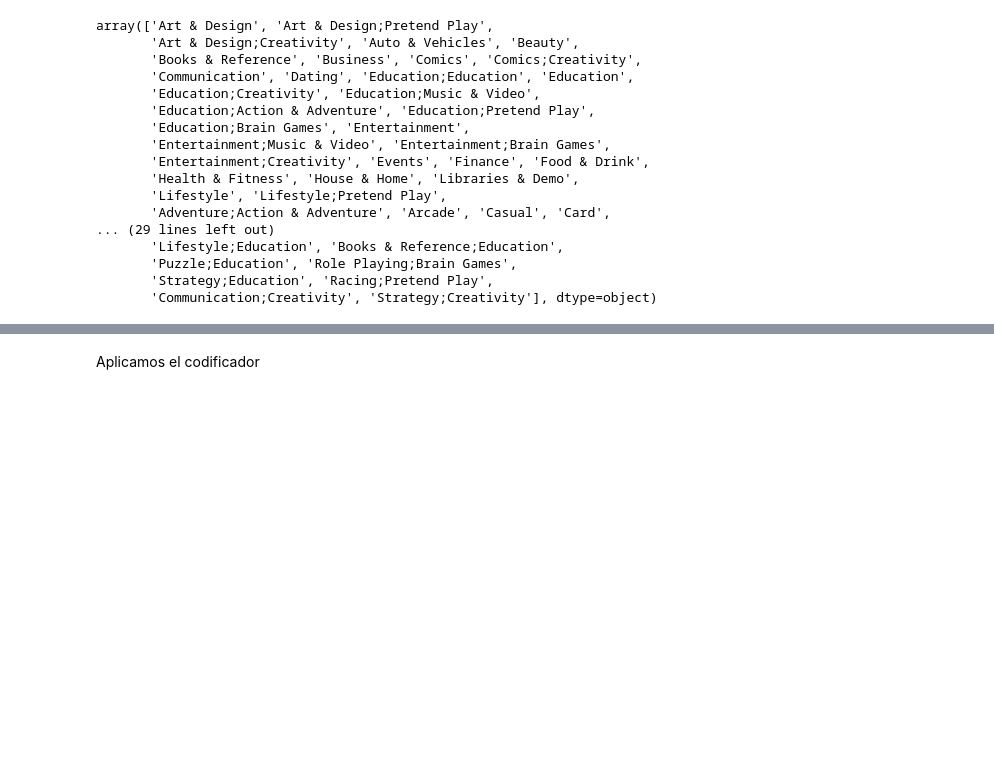
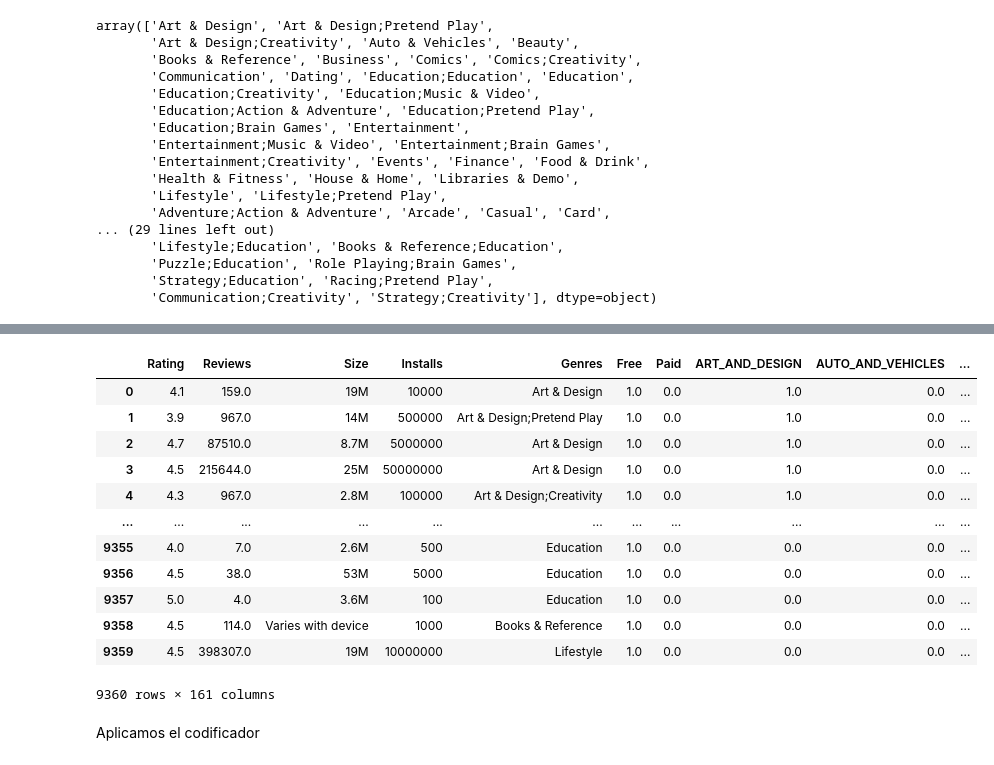
Before and after one commit to DaniPaz12/VisualStudioThings, a Jupyter notebook: IA/Notebooks CLASIFICACION Y CLUSTERING/Clasificación Google Play Store App.ipynb, the cells around one changed output, grey strips where cells are left out. Cells and saved outputs as stored; diff of their text form; code cells hidden in the pictures; blank space fills up the shorter version.

```diff
--- a/IA/Notebooks CLASIFICACION Y CLUSTERING/Clasificación Google Play Store App.ipynb
+++ b/IA/Notebooks CLASIFICACION Y CLUSTERING/Clasificación Google Play Store App.ipynb
@@ -343,0 +438,9 @@ TypeError: Input must be a list-like for parameter `columns`
+# %%
+# Reemplazamos el símbolo '+' por algo vacío y la ',' igual
+
+Apps_drop.Installs = Apps_drop.Installs.apply(lambda x: x.replace('+', '').replace(',', '') ) # Remmplazamos el símbolo '+' por un espacio
+
+# Convertimos los datos que son str por int
+
+Apps_drop.Installs = Apps_drop.Installs.apply(lambda x: int(x)) # Cada elemento de la columna (x) se cambia el dato a int
+print(Apps_drop.Installs)
@@ -344,3 +460,21 @@ TypeError: Input must be a list-like for parameter `columns`
+# %%
+# Apps_drop.reset_index(drop=False, inplace=True)
+
+Apps_drop
+# %% [output]
+|  | Rating | Reviews | Size | Installs | Genres | Free | Paid | ART_AND_DESIGN | AUTO_AND_VEHICLES | ... |
+| 0 | 4.1 | 159.0 | 19M | 10000 | Art & Design | 1.0 | 0.0 | 1.0 | 0.0 | ... |
+| 1 | 3.9 | 967.0 | 14M | 500000 | Art & Design;Pretend Play | 1.0 | 0.0 | 1.0 | 0.0 | ... |
+| 2 | 4.7 | 87510.0 | 8.7M | 5000000 | Art & Design | 1.0 | 0.0 | 1.0 | 0.0 | ... |
+| 3 | 4.5 | 215644.0 | 25M | 50000000 | Art & Design | 1.0 | 0.0 | 1.0 | 0.0 | ... |
+| 4 | 4.3 | 967.0 | 2.8M | 100000 | Art & Design;Creativity | 1.0 | 0.0 | 1.0 | 0.0 | ... |
+| ... | ... | ... | ... | ... | ... | ... | ... | ... | ... | ... |
+| 9355 | 4.0 | 7.0 | 2.6M | 500 | Education | 1.0 | 0.0 | 0.0 | 0.0 | ... |
+| 9356 | 4.5 | 38.0 | 53M | 5000 | Education | 1.0 | 0.0 | 0.0 | 0.0 | ... |
+| 9357 | 5.0 | 4.0 | 3.6M | 100 | Education | 1.0 | 0.0 | 0.0 | 0.0 | ... |
+| 9358 | 4.5 | 114.0 | Varies with device | 1000 | Books & Reference | 1.0 | 0.0 | 0.0 | 0.0 | ... |
+| 9359 | 4.5 | 398307.0 | 19M | 10000000 | Lifestyle | 1.0 | 0.0 | 0.0 | 0.0 | ... |
+9360 rows × 161 columns
 # %%
 # Apps_category = Apps_c[ ['Category'] ]
 
```
Also changed, not shown: parts of 37 cells of this notebook.
